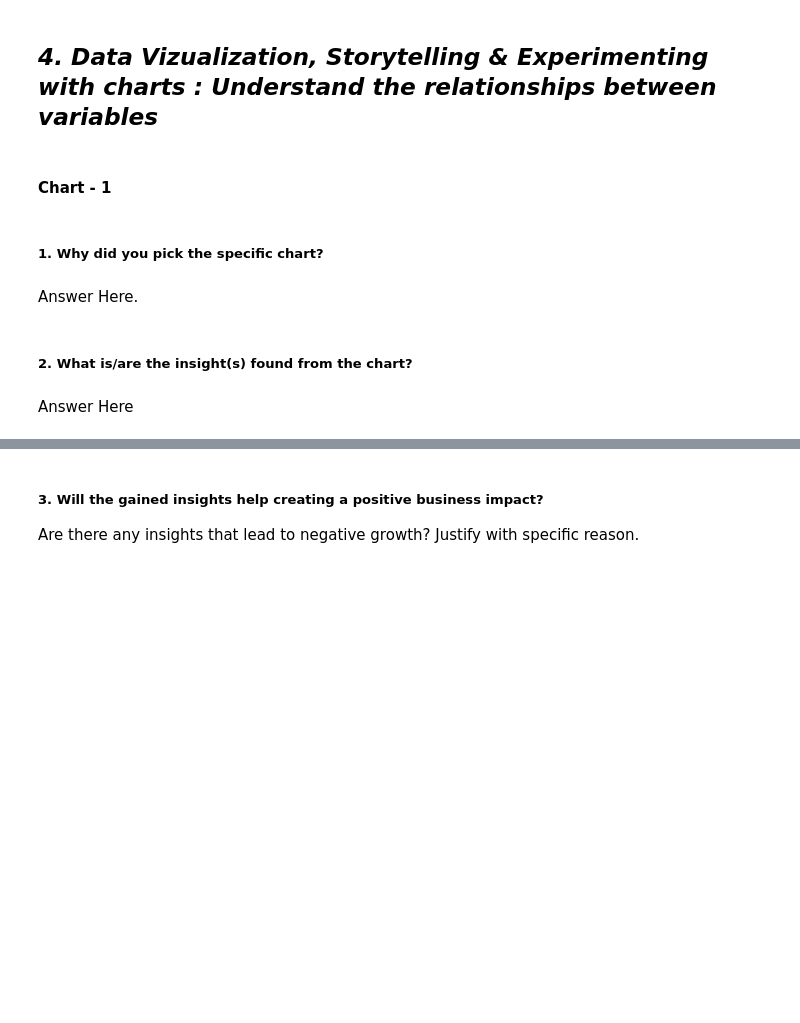
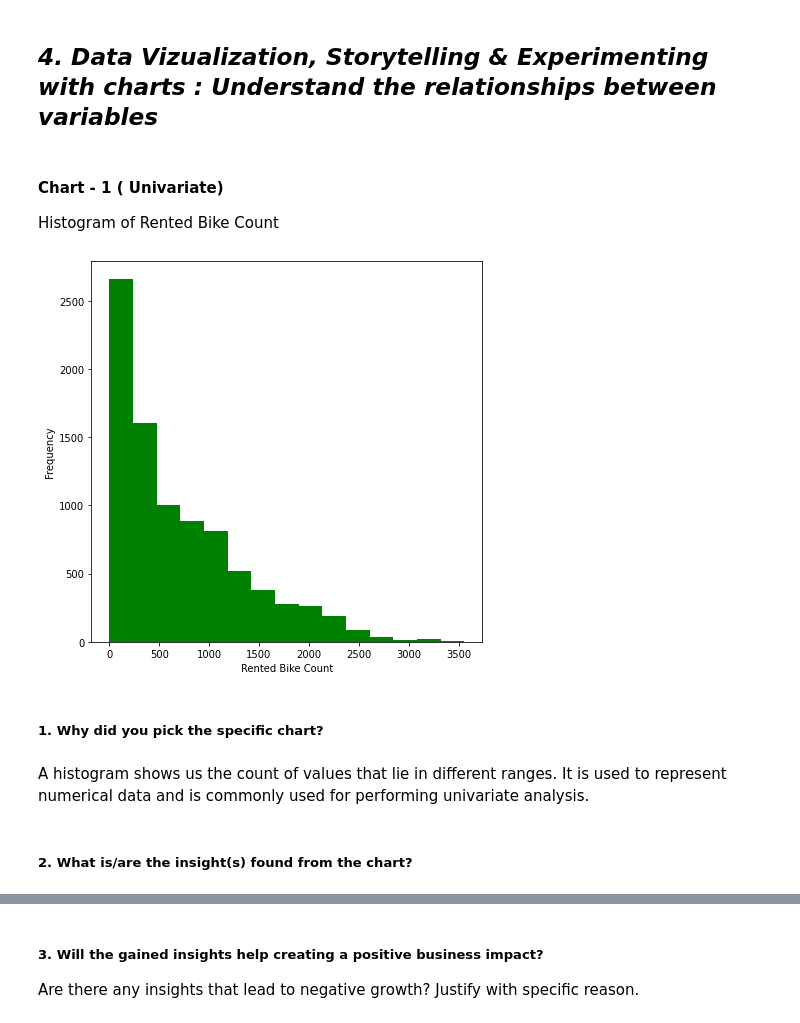
Before and after one commit to Sharath670/Linear-Regression-Capstone-Proj-2-, a Jupyter notebook: Capstone_Project_2(Linear_Regression).ipynb, the cells around one changed output, grey strips where cells are left out. Saved outputs shown, nothing was run; the diff lists cells and outputs as text; code cells hidden in the pictures; blank space fills up the shorter version.

```diff
--- a/Capstone_Project_2(Linear_Regression).ipynb
+++ b/Capstone_Project_2(Linear_Regression).ipynb
@@ -317,4 +393,6 @@ Answer Here.
 # %% [markdown]
 ## ***4. Data Vizualization, Storytelling & Experimenting with charts : Understand the relationships between variables***
 # %% [markdown]
-#### Chart - 1
+#### Chart - 1 ( Univariate)
+
+Histogram of Rented Bike Count
@@ -323,8 +399,15 @@ Answer Here.
+# %%
+# Chart - 1 visualization code
+plt.figure(figsize=(7, 7))
+plt.hist(df['Rented Bike Count'],bins=15,color='green')
+plt.xlabel('Rented Bike Count')
+plt.ylabel('Frequency')
+plt.show()
+# %% [output]
+[figure, added]
 # %% [markdown]
 ##### 1. Why did you pick the specific chart?
-# %% [markdown]
-Answer Here.
+# %% [markdown]
+A histogram shows us the count of values that lie in different ranges. It is used to represent numerical data and is commonly used for performing univariate analysis.
 # %% [markdown]
 ##### 2. What is/are the insight(s) found from the chart?
-# %% [markdown]
-Answer Here
```
Also changed, not shown: parts of 46 cells of this notebook.
